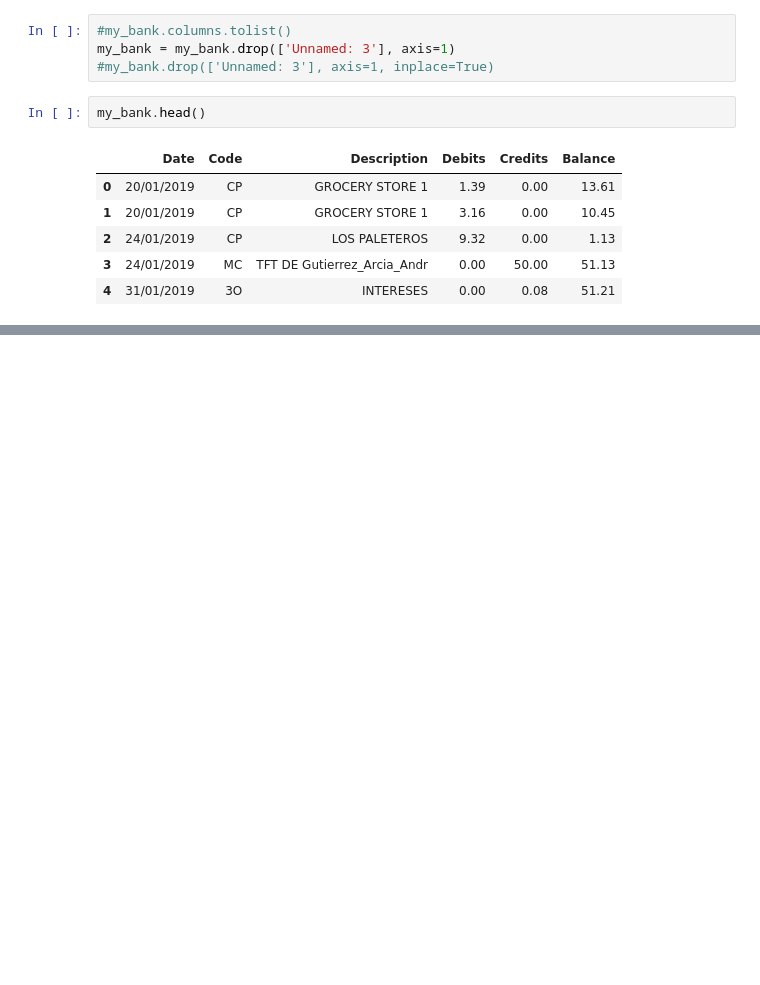
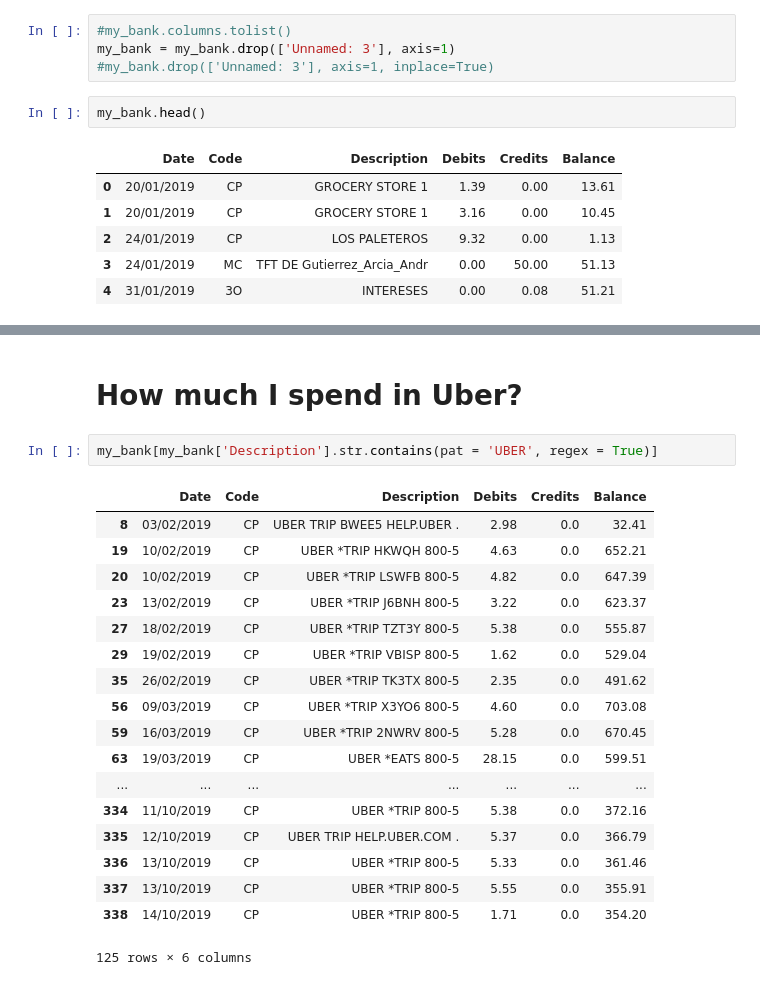
Before and after one commit to andrsGutirrz/Python-Knowledge, a Jupyter notebook: Pandas_walkthrough/Pandas Walkthrough.ipynb, the cells around one changed output, grey strips where cells are left out. Saved outputs shown, nothing was run; the diff lists cells and outputs as text; blank space fills up the shorter version.

Commit message:
uber

```diff
--- a/Pandas_walkthrough/Pandas Walkthrough.ipynb
+++ b/Pandas_walkthrough/Pandas Walkthrough.ipynb
@@ -184,0 +165,23 @@ Name: Description, Length: 124, dtype: int64
+# %% [markdown]
+# How much I spend in Uber?
+# %%
+my_bank[my_bank['Description'].str.contains(pat = 'UBER', regex = True)]
+# %% [output]
+|  | Date | Code | Description | Debits | Credits | Balance |
+| 8 | 03/02/2019 | CP | UBER TRIP BWEE5 HELP.UBER . | 2.98 | 0.0 | 32.41 |
+| 19 | 10/02/2019 | CP | UBER *TRIP HKWQH 800-5 | 4.63 | 0.0 | 652.21 |
+| 20 | 10/02/2019 | CP | UBER *TRIP LSWFB 800-5 | 4.82 | 0.0 | 647.39 |
+| 23 | 13/02/2019 | CP | UBER *TRIP J6BNH 800-5 | 3.22 | 0.0 | 623.37 |
+| 27 | 18/02/2019 | CP | UBER *TRIP TZT3Y 800-5 | 5.38 | 0.0 | 555.87 |
+| 29 | 19/02/2019 | CP | UBER *TRIP VBISP 800-5 | 1.62 | 0.0 | 529.04 |
+| 35 | 26/02/2019 | CP | UBER *TRIP TK3TX 800-5 | 2.35 | 0.0 | 491.62 |
+| 56 | 09/03/2019 | CP | UBER *TRIP X3YO6 800-5 | 4.60 | 0.0 | 703.08 |
+| 59 | 16/03/2019 | CP | UBER *TRIP 2NWRV 800-5 | 5.28 | 0.0 | 670.45 |
+| 63 | 19/03/2019 | CP | UBER *EATS 800-5 | 28.15 | 0.0 | 599.51 |
+| ... | ... | ... | ... | ... | ... | ... |
+| 334 | 11/10/2019 | CP | UBER *TRIP 800-5 | 5.38 | 0.0 | 372.16 |
+| 335 | 12/10/2019 | CP | UBER TRIP HELP.UBER.COM . | 5.37 | 0.0 | 366.79 |
+| 336 | 13/10/2019 | CP | UBER *TRIP 800-5 | 5.33 | 0.0 | 361.46 |
+| 337 | 13/10/2019 | CP | UBER *TRIP 800-5 | 5.55 | 0.0 | 355.91 |
+| 338 | 14/10/2019 | CP | UBER *TRIP 800-5 | 1.71 | 0.0 | 354.20 |
+125 rows × 6 columns
```
Also changed, not shown: parts of 4 cells of this notebook.
